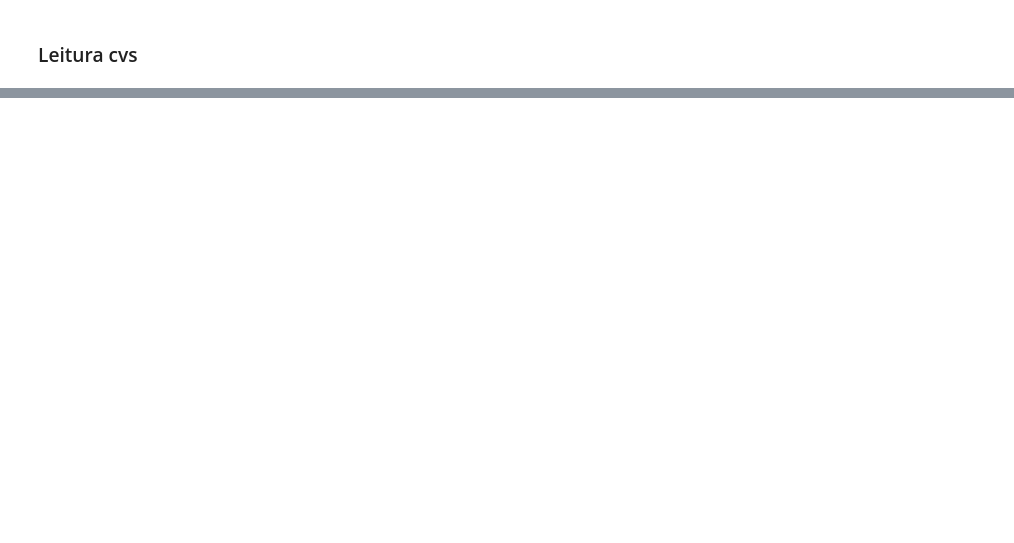
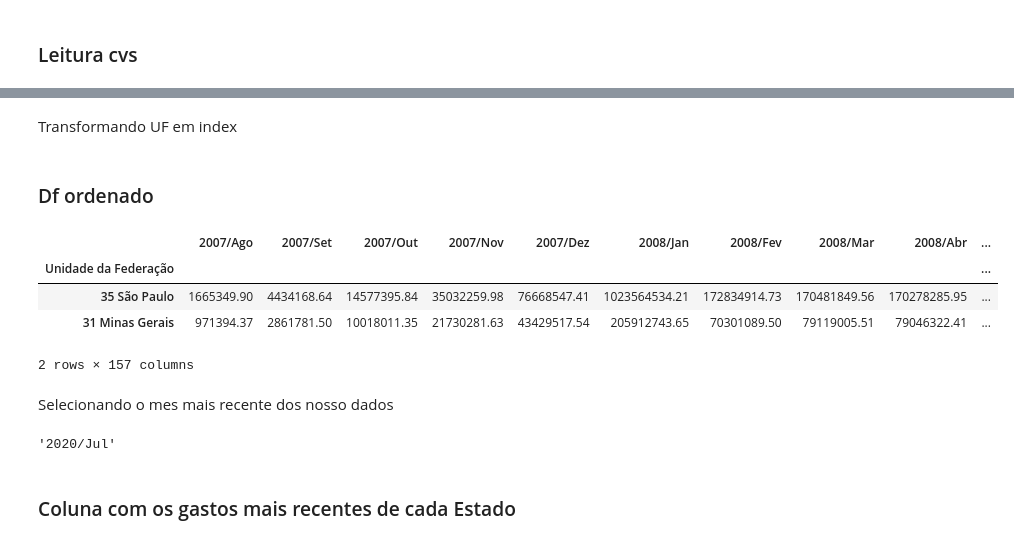
Before and after one commit to carollimaxp/data_science_alura, a Jupyter notebook: DS_Bootcamp_Módulo_2.ipynb, the cells around one changed output, grey strips where cells are left out. Cells and saved outputs as stored; diff of their text form; code cells hidden in the pictures; blank space fills up the shorter version.

```diff
--- a/DS_Bootcamp_Módulo_2.ipynb
+++ b/DS_Bootcamp_Módulo_2.ipynb
@@ -69,0 +78,2 @@ dados.head()
+# %%
+pd.options.display.float_format = "{:.2f}".format
@@ -69,0 +82,8 @@ dados.head()
+# %%
+#Identificando os index das colunas
+colunas_usaveis = dados.mean().index.to_list()
+colunas_usaveis.insert(0,"Unidade da Federação")
+
+# Gerando df usáveis
+usaveis = dados[colunas_usaveis]
+usaveis.head(2)
@@ -69,0 +97,3 @@ dados.head()
+# %%
+usaveis = usaveis.dropna(axis=1)
+usaveis.head(2)
@@ -69,0 +105,2 @@ dados.head()
+# %% [markdown]
+Transformando UF em index
@@ -69,0 +109,21 @@ dados.head()
+# %% [markdown]
+### Df ordenado
+# %%
+ordenado_por_total = usaveis.sort_values("Total", ascending=False)
+ordenado_por_total.head(2)
+# %% [output]
+|  | 2007/Ago | 2007/Set | 2007/Out | 2007/Nov | 2007/Dez | 2008/Jan | 2008/Fev | 2008/Mar | 2008/Abr | ... |
+| Unidade da Federação |  |  |  |  |  |  |  |  |  | ... |
+| 35 São Paulo | 1665349.90 | 4434168.64 | 14577395.84 | 35032259.98 | 76668547.41 | 1023564534.21 | 172834914.73 | 170481849.56 | 170278285.95 | ... |
+| 31 Minas Gerais | 971394.37 | 2861781.50 | 10018011.35 | 21730281.63 | 43429517.54 | 205912743.65 | 70301089.50 | 79119005.51 | 79046322.41 | ... |
+2 rows × 157 columns
+# %% [markdown]
+Selecionando o mes mais recente dos nosso dados
+# %%
+# selecionando o mês mais recente
+mes_mais_recente = ordenado_por_total.columns[-2]
+mes_mais_recente
+# %% [output]
+'2020/Jul'
+# %% [markdown]
+### Coluna com os gastos mais recentes de cada Estado
```
Also changed, not shown: parts of 56 cells of this notebook.
